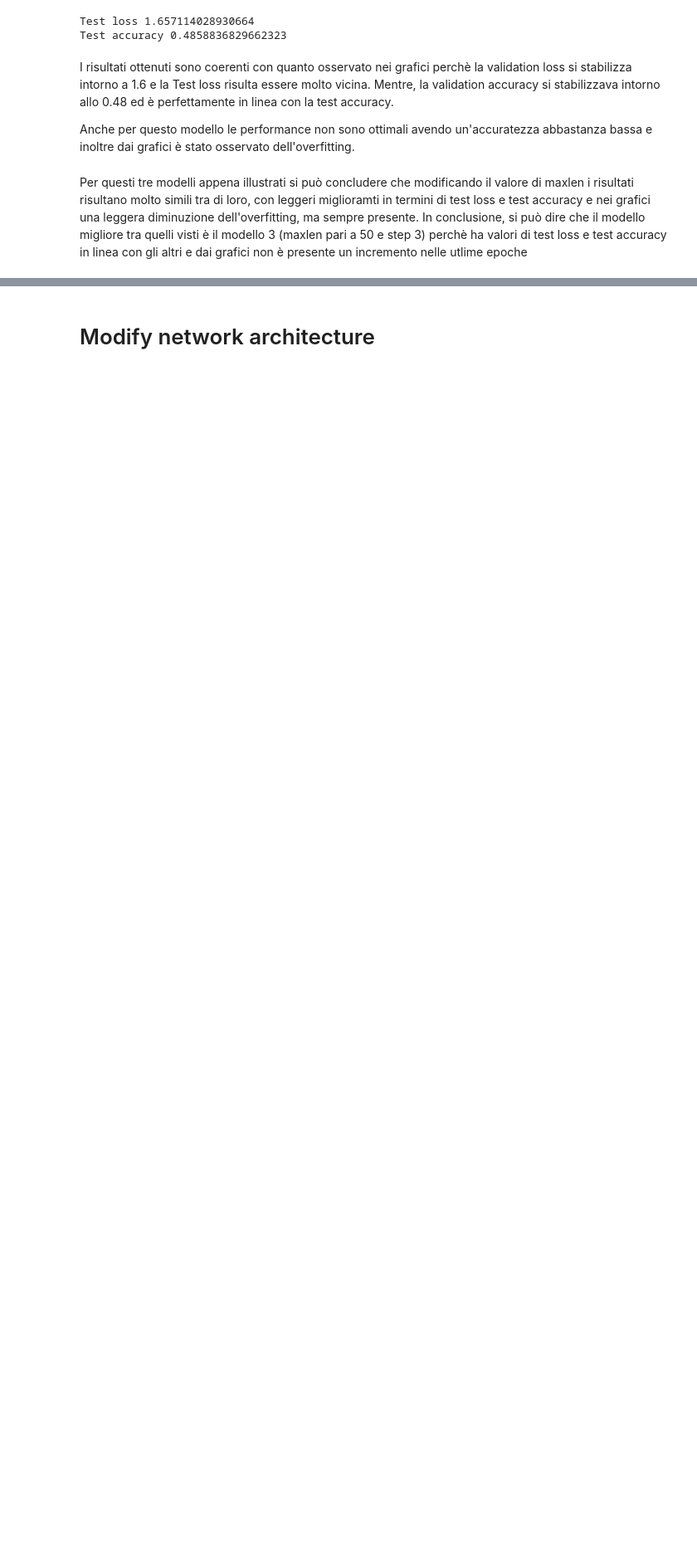
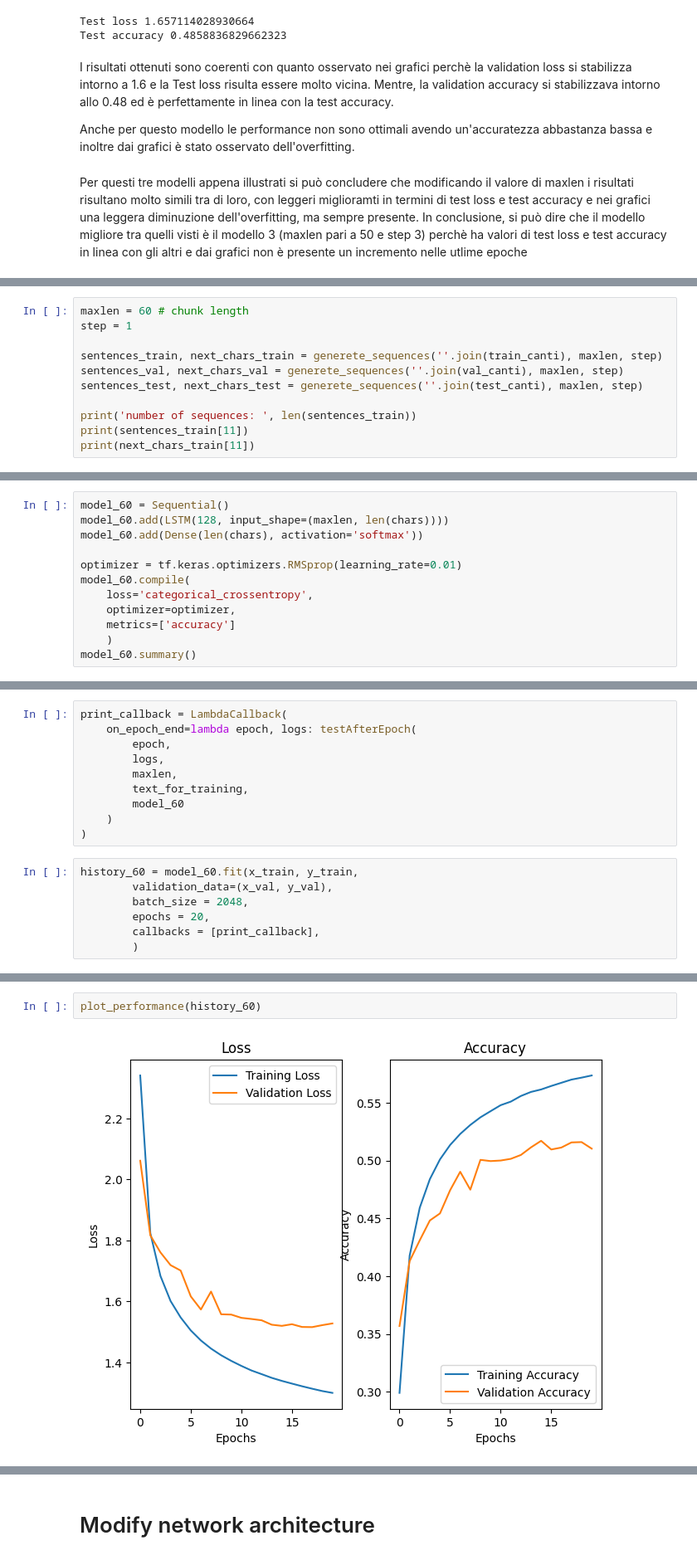
Before and after one commit to LucaPerf/Assignement-Advanced-ML, a Jupyter notebook: Assignment_4/Assignment_4_Perfetti_Luca.ipynb, the cells around one changed output, grey strips where cells are left out. Shown at 83% size. Cells and saved outputs as stored; diff of their text form; blank space fills up the shorter version.

```diff
--- a/Assignment_4/Assignment_4_Perfetti_Luca.ipynb
+++ b/Assignment_4/Assignment_4_Perfetti_Luca.ipynb
@@ -919,0 +922,11 @@ Per questi tre modelli appena illustrati si può concludere che modificando il v
+# %%
+maxlen = 60 # chunk length
+step = 1
+
+sentences_train, next_chars_train = generete_sequences(''.join(train_canti), maxlen, step)
+sentences_val, next_chars_val = generete_sequences(''.join(val_canti), maxlen, step)
+sentences_test, next_chars_test = generete_sequences(''.join(test_canti), maxlen, step)
+
+print('number of sequences: ', len(sentences_train))
+print(sentences_train[11])
+print(next_chars_train[11])
@@ -919,0 +955,12 @@ Per questi tre modelli appena illustrati si può concludere che modificando il v
+# %%
+model_60 = Sequential()
+model_60.add(LSTM(128, input_shape=(maxlen, len(chars))))
+model_60.add(Dense(len(chars), activation='softmax'))
+
+optimizer = tf.keras.optimizers.RMSprop(learning_rate=0.01)
+model_60.compile(
+    loss='categorical_crossentropy',
+    optimizer=optimizer,
+    metrics=['accuracy']
+    )
+model_60.summary()
@@ -919,0 +979,17 @@ Per questi tre modelli appena illustrati si può concludere che modificando il v
+# %%
+print_callback = LambdaCallback(
+    on_epoch_end=lambda epoch, logs: testAfterEpoch(
+        epoch,
+        logs,
+        maxlen,
+        text_for_training,
+        model_60
+    )
+)
+# %%
+history_60 = model_60.fit(x_train, y_train,
+        validation_data=(x_val, y_val),
+        batch_size = 2048,
+        epochs = 20,
+        callbacks = [print_callback],
+        )
@@ -919,0 +1014,4 @@ Per questi tre modelli appena illustrati si può concludere che modificando il v
+# %%
+plot_performance(history_60)
+# %% [output]
+[figure, added]
```
Also changed, not shown: parts of 28 cells of this notebook.
